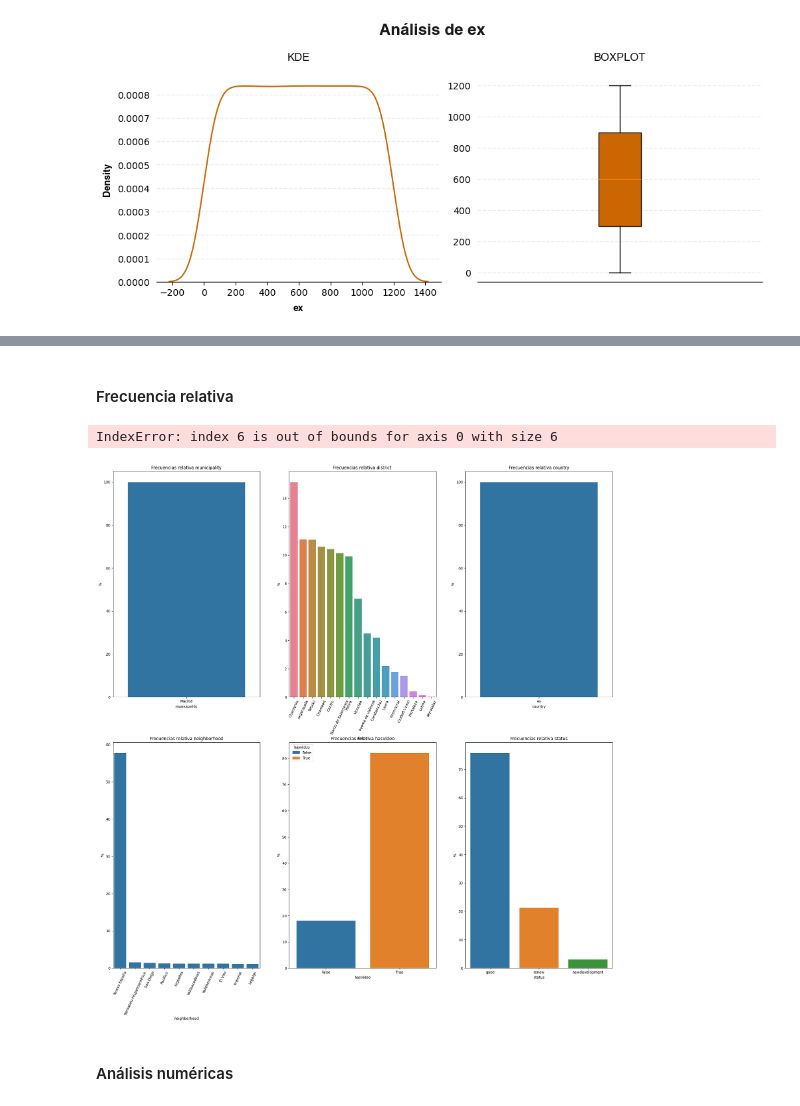
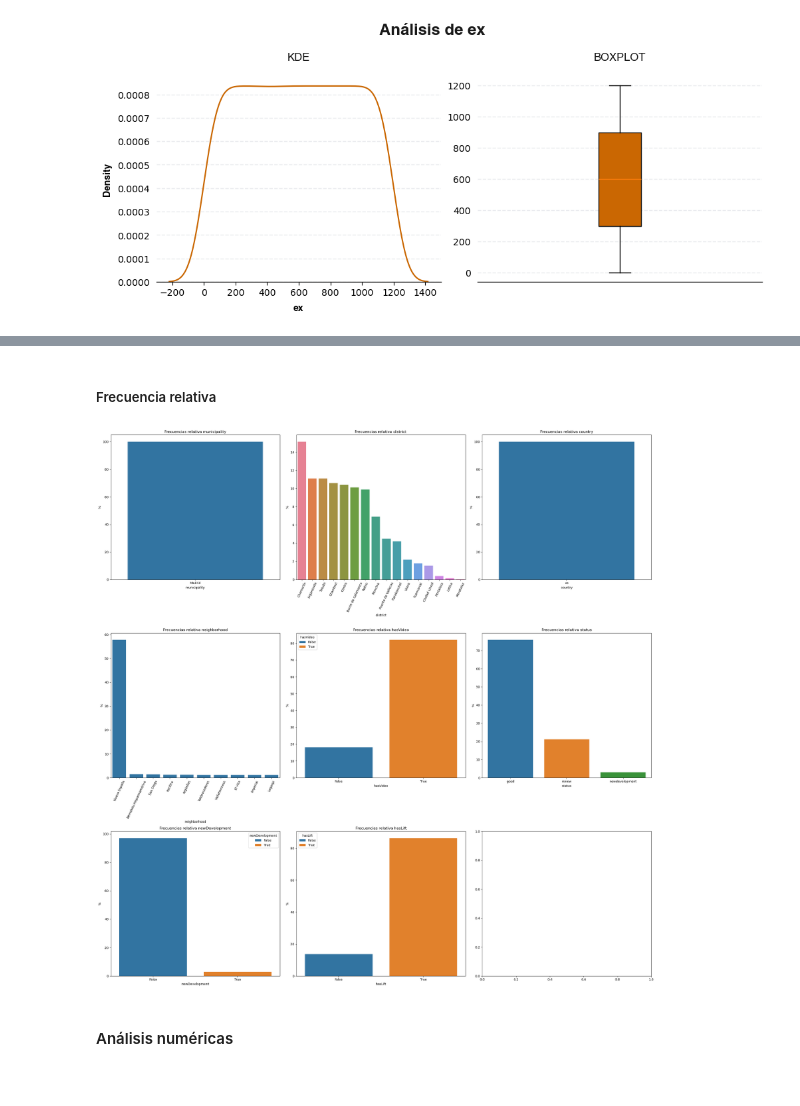
Before and after one commit to asgr29/EDA_Inmuebles_Idealista, a Jupyter notebook: src/notebooks/notebook-eda.ipynb, the cells around one changed output, grey strips where cells are left out. Cells and saved outputs as stored; diff of their text form; code cells hidden in the pictures.

```diff
--- a/src/notebooks/notebook-eda.ipynb
+++ b/src/notebooks/notebook-eda.ipynb
@@ -5312,7 +5332,7 @@ IndexError: index 6 is out of bounds for axis 0 with size 6
 # %% [markdown]
-#### Frecuencia relativa
+##### Frecuencia relativa
 # %%
-fig, axs = plt.subplots(2, 3, figsize=(25, 25))
+fig, axs = plt.subplots(3, 3, figsize=(25, 25))
 axs = axs.flatten()
 
 # Primera figura
@@ -5346,35 +5366,34 @@ axs[3].tick_params(axis='x', rotation=65)
 
 
 # Quinta figura
 valores = df_raw.hasVideo.value_counts(normalize = True) * 100
 sns.barplot(x = valores.index, y = valores.values, hue = valores.index, ax = axs[4])
 axs[4].set_title("Frecuencias relativa hasVideo")
 axs[4].set_ylabel("%")
 
 # Sexta figura
 valores = df_raw.status.value_counts(normalize = True) * 100
 sns.barplot(x = valores.index, y = valores.values, hue = valores.index, ax = axs[5])
 axs[5].set_title("Frecuencias relativa status")
 axs[5].set_ylabel("%")
 
 # Septima figura
 valores = df_raw.newDevelopment.value_counts(normalize = True) * 100
 sns.barplot(x = valores.index, y = valores.values, hue = valores.index, ax = axs[6])
 axs[6].set_title("Frecuencias relativa newDevelopment")
 axs[6].set_ylabel("%")
 
 # Octava figura
 valores = df_raw.hasLift.value_counts(normalize = True) * 100
 sns.barplot(x = valores.index, y = valores.values, hue = valores.index, ax = axs[7])
 axs[7].set_title("Frecuencias relativa hasLift")
 axs[7].set_ylabel("%")
 
 
 plt.tight_layout()#ajusta automáticamente el espacio entre los subplots
 plt.show()
 # %% [output]
-IndexError: index 6 is out of bounds for axis 0 with size 6
-[figure, old version]
+[figure, new version]
 # %% [markdown]
 #### Análisis numéricas
 # %%
```
Also changed, not shown: parts of 184 cells of this notebook, 8 other files.
